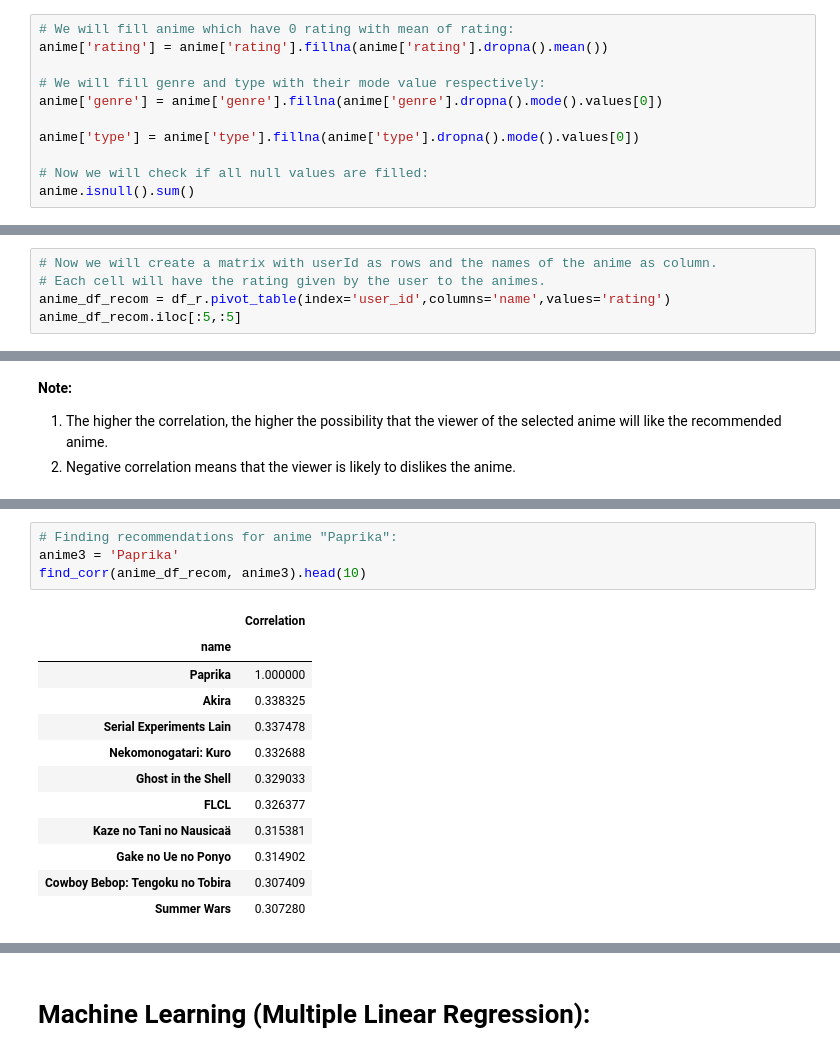
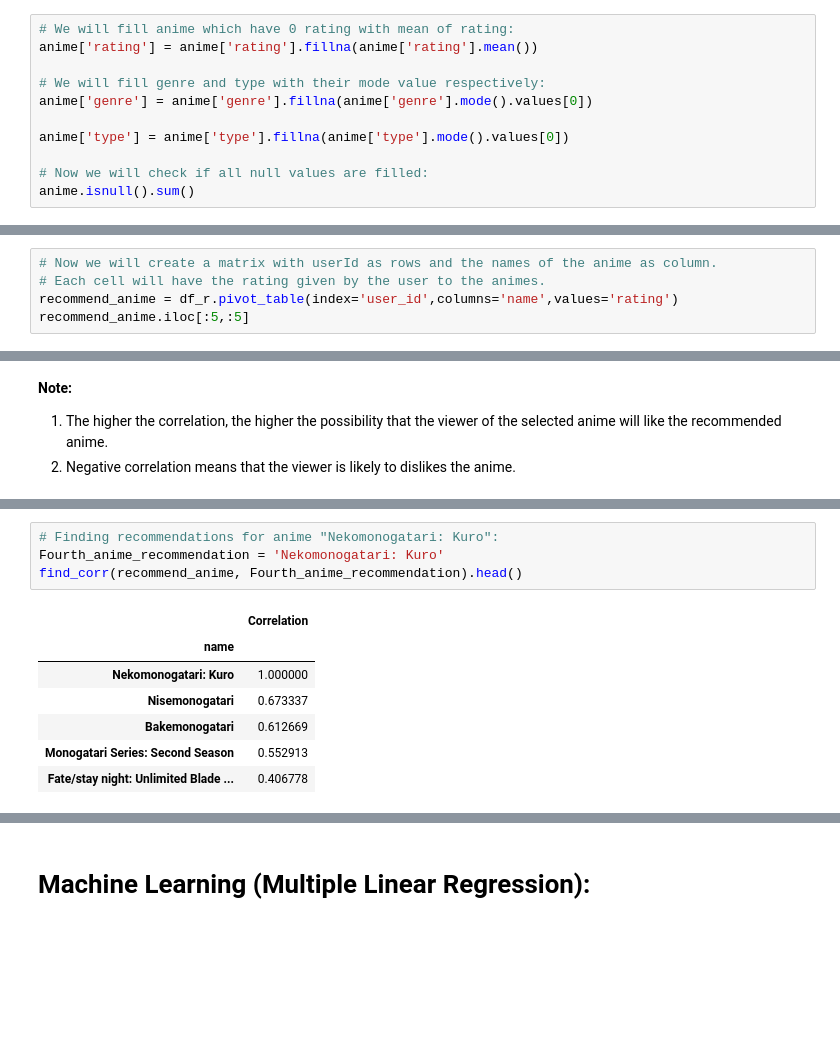
Before and after one commit to MuhammadBilalTahir/Introduction-to-Data-Science-Project-Anime-Recommendation-System, a Jupyter notebook: FINAL_PROJECT_Recommendation_System_for_Anime.ipynb, the cells around one changed output, grey strips where cells are left out. Saved outputs shown, nothing was run; the diff lists cells and outputs as text; blank space fills up the shorter version.

```diff
--- a/FINAL_PROJECT_Recommendation_System_for_Anime.ipynb
+++ b/FINAL_PROJECT_Recommendation_System_for_Anime.ipynb
@@ -297,12 +262,12 @@ dtype: object
 6.473901690981445
 # %%
 # We will fill anime which have 0 rating with mean of rating:
-anime['rating'] = anime['rating'].fillna(anime['rating'].dropna().mean())
+anime['rating'] = anime['rating'].fillna(anime['rating'].mean())
 
 # We will fill genre and type with their mode value respectively:
-anime['genre'] = anime['genre'].fillna(anime['genre'].dropna().mode().values[0])
+anime['genre'] = anime['genre'].fillna(anime['genre'].mode().values[0])
 
-anime['type'] = anime['type'].fillna(anime['type'].dropna().mode().values[0])
+anime['type'] = anime['type'].fillna(anime['type'].mode().values[0])
 
 # Now we will check if all null values are filled:
 anime.isnull().sum()
@@ -383,8 +348,8 @@ For example, if a person 'A' has the same opinion as person 'B' on a certain iss
 # %%
 # Now we will create a matrix with userId as rows and the names of the anime as column.
 # Each cell will have the rating given by the user to the animes.
-anime_df_recom = df_r.pivot_table(index='user_id',columns='name',values='rating')
-anime_df_recom.iloc[:5,:5]
+recommend_anime = df_r.pivot_table(index='user_id',columns='name',values='rating')
+recommend_anime.iloc[:5,:5]
 # %% [output]
 | name | Accel World | Afro Samurai | Air | Air Gear | Akame ga Kill! |
 | user_id |  |  |  |  |  |
@@ -499,17 +456,12 @@ find_corr(anime_df_recom, anime2).tail(10)
 # %%
-# Finding recommendations for anime "Paprika":
-anime3 = 'Paprika'
-find_corr(anime_df_recom, anime3).head(10)
+# Finding recommendations for anime "Nekomonogatari: Kuro":
+Fourth_anime_recommendation = 'Nekomonogatari: Kuro'
+find_corr(recommend_anime, Fourth_anime_recommendation).head()
 # %% [output]
 |  | Correlation |
 | name |  |
-| Paprika | 1.000000 |
-| Akira | 0.338325 |
-| Serial Experiments Lain | 0.337478 |
-| Nekomonogatari: Kuro | 0.332688 |
-| Ghost in the Shell | 0.329033 |
-| FLCL | 0.326377 |
-| Kaze no Tani no Nausicaä | 0.315381 |
-| Gake no Ue no Ponyo | 0.314902 |
-| Cowboy Bebop: Tengoku no Tobira | 0.307409 |
-| Summer Wars | 0.307280 |
+| Nekomonogatari: Kuro | 1.000000 |
+| Nisemonogatari | 0.673337 |
+| Bakemonogatari | 0.612669 |
+| Monogatari Series: Second Season | 0.552913 |
+| Fate/stay night: Unlimited Blade ... | 0.406778 |
```
Also changed, not shown: parts of 35 cells of this notebook.
